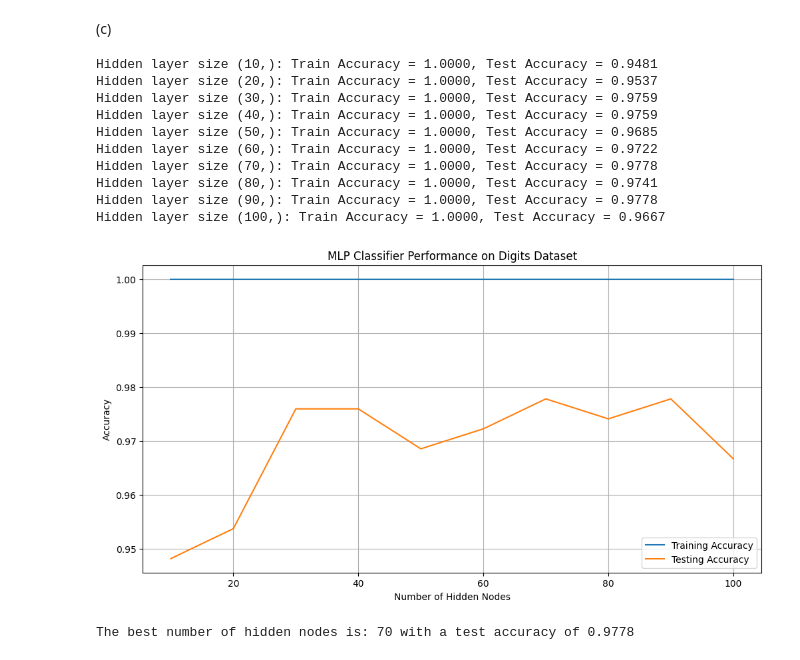
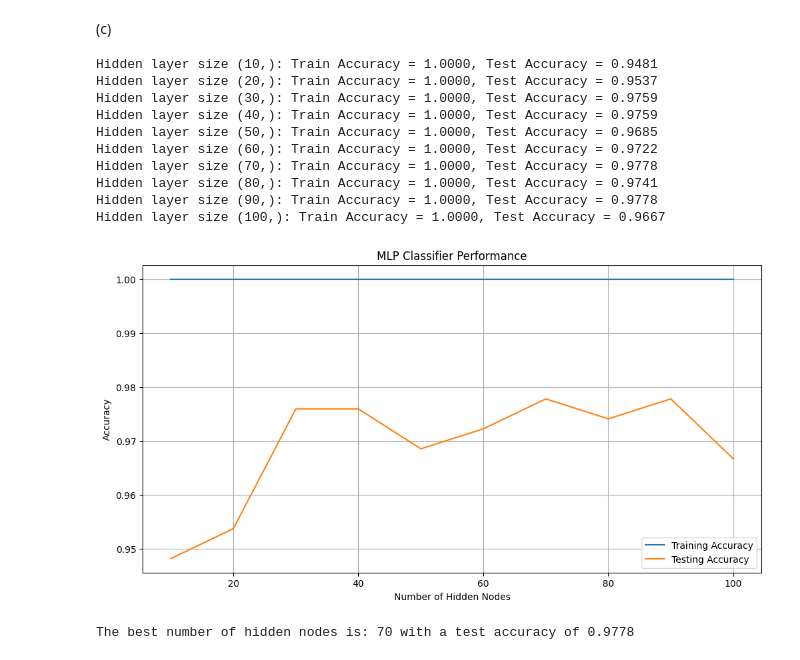
Before and after one commit to sherlockzhang18/ese417_machine_learning_intro, a Jupyter notebook: src/hw/hw4/hw4.ipynb, the cells around one changed output. Drawn from its saved outputs; the diff is of its cells as text; code cells hidden in the pictures.

```diff
--- a/src/hw/hw4/hw4.ipynb
+++ b/src/hw/hw4/hw4.ipynb
@@ -125,11 +128,12 @@ x_train, x_test, y_train, y_test = train_test_split(x, y, test_size=0.3, random_
 
 hidden_layer_sizes = [(n,) for n in range(10, 101, 10)]
 
+best_hidden_size = None
+best_model = None
+best_accuracy = 0
+
 test_accuracies = []
 train_accuracies = []
-best_accuracy = 0
-best_hidden_size = None
-best_model = None
 
 for size in hidden_layer_sizes:
     mlp = MLPClassifier(hidden_layer_sizes=size, activation='relu', solver='adam',
@@ -147,33 +151,33 @@ for size in hidden_layer_sizes:
 
     if test_accuracy > best_accuracy:
         best_accuracy = test_accuracy
         best_hidden_size = size
         best_model = mlp
 
     print(f"Hidden layer size {size}: Train Accuracy = {train_accuracy:.4f}, Test Accuracy = {test_accuracy:.4f}")
 
 hidden_nodes = [size[0] for size in hidden_layer_sizes]
 plt.figure(figsize=(12, 6))
 plt.plot(hidden_nodes, train_accuracies, label='Training Accuracy')
 plt.plot(hidden_nodes, test_accuracies, label='Testing Accuracy')
 plt.xlabel('Number of Hidden Nodes')
 plt.ylabel('Accuracy')
-plt.title('MLP Classifier Performance on Digits Dataset')
+plt.title('MLP Classifier Performance')
 plt.legend()
 plt.grid(True)
 plt.show()
 
 print(f"\nThe best number of hidden nodes is: {best_hidden_size[0]} with a test accuracy of {best_accuracy:.4f}")
 # %% [output]
 Hidden layer size (10,): Train Accuracy = 1.0000, Test Accuracy = 0.9481
 Hidden layer size (20,): Train Accuracy = 1.0000, Test Accuracy = 0.9537
 Hidden layer size (30,): Train Accuracy = 1.0000, Test Accuracy = 0.9759
 Hidden layer size (40,): Train Accuracy = 1.0000, Test Accuracy = 0.9759
 Hidden layer size (50,): Train Accuracy = 1.0000, Test Accuracy = 0.9685
 Hidden layer size (60,): Train Accuracy = 1.0000, Test Accuracy = 0.9722
 Hidden layer size (70,): Train Accuracy = 1.0000, Test Accuracy = 0.9778
 Hidden layer size (80,): Train Accuracy = 1.0000, Test Accuracy = 0.9741
 Hidden layer size (90,): Train Accuracy = 1.0000, Test Accuracy = 0.9778
 Hidden layer size (100,): Train Accuracy = 1.0000, Test Accuracy = 0.9667
-[figure, old version]
+[figure, new version]
 The best number of hidden nodes is: 70 with a test accuracy of 0.9778
```
Also changed, not shown: parts of 3 cells of this notebook, 1 other file.
